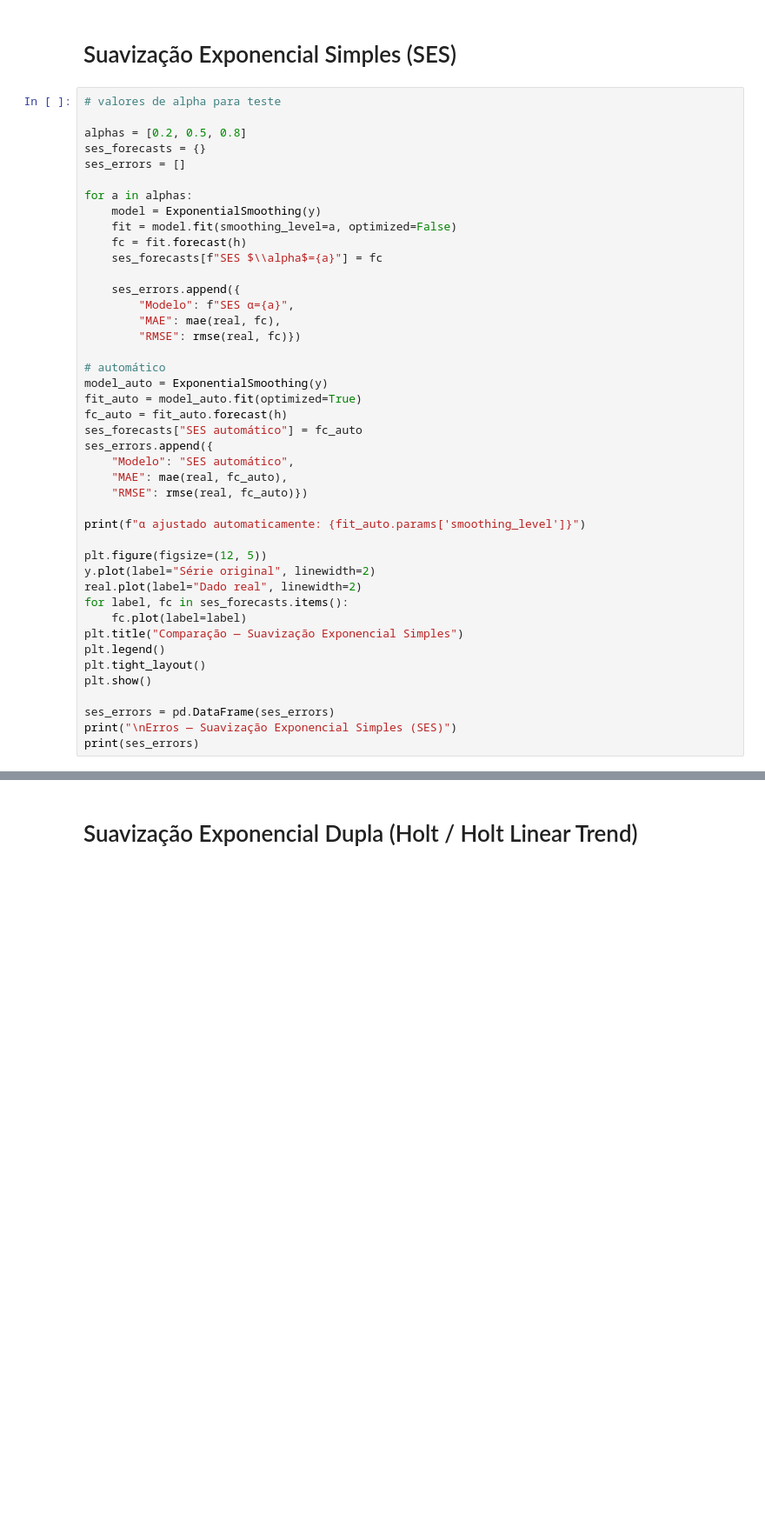
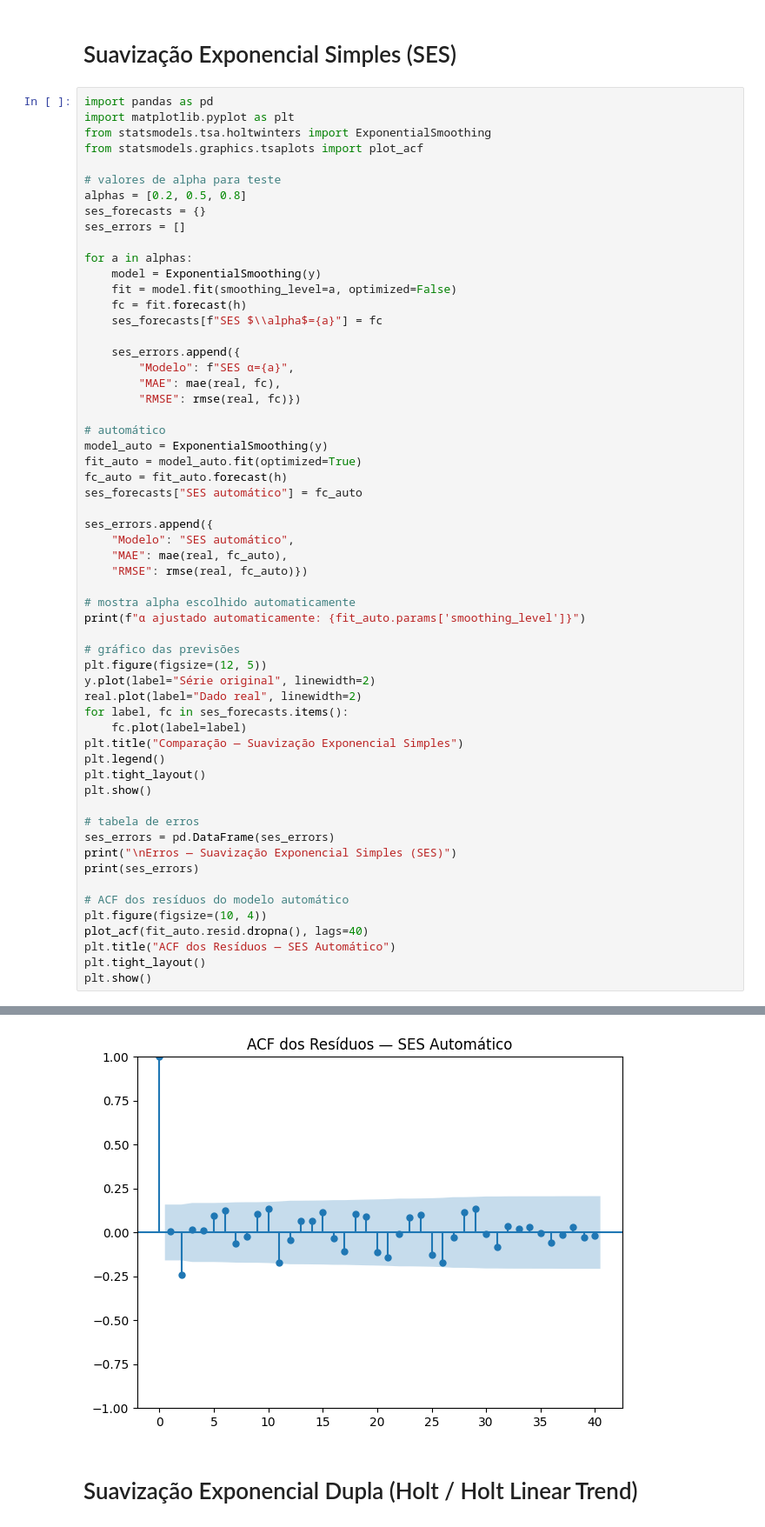
Before and after one commit to eduardammag/time-series, a Jupyter notebook: A2/exp_smooth/expo_model.ipynb, the cells around one changed output, grey strips where cells are left out. Shown at 87% size. Cells and saved outputs as stored; diff of their text form; blank space fills up the shorter version.

Commit message:
adiciona acf nos modelos de exp

```diff
--- a/A2/exp_smooth/expo_model.ipynb
+++ b/A2/exp_smooth/expo_model.ipynb
@@ -35,8 +37,12 @@ def rmse(y_true, y_pred):
 # %% [markdown]
 # Suavização Exponencial Simples (SES)
 # %%
+import pandas as pd
+import matplotlib.pyplot as plt
+from statsmodels.tsa.holtwinters import ExponentialSmoothing
+from statsmodels.graphics.tsaplots import plot_acf
+
 # valores de alpha para teste
-
 alphas = [0.2, 0.5, 0.8]
 ses_forecasts = {}
 ses_errors = []
@@ -57,13 +63,16 @@ model_auto = ExponentialSmoothing(y)
 fit_auto = model_auto.fit(optimized=True)
 fc_auto = fit_auto.forecast(h)
 ses_forecasts["SES automático"] = fc_auto
+
 ses_errors.append({
     "Modelo": "SES automático",
     "MAE": mae(real, fc_auto),
     "RMSE": rmse(real, fc_auto)})
 
+# mostra alpha escolhido automaticamente
 print(f"α ajustado automaticamente: {fit_auto.params['smoothing_level']}")
 
+# gráfico das previsões
 plt.figure(figsize=(12, 5))
 y.plot(label="Série original", linewidth=2)
 real.plot(label="Dado real", linewidth=2)
@@ -74,9 +83,17 @@ plt.legend()
 plt.tight_layout()
 plt.show()
 
+# tabela de erros
 ses_errors = pd.DataFrame(ses_errors)
 print("\nErros — Suavização Exponencial Simples (SES)")
 print(ses_errors)
+
+# ACF dos resíduos do modelo automático
+plt.figure(figsize=(10, 4))
+plot_acf(fit_auto.resid.dropna(), lags=40)
+plt.title("ACF dos Resíduos — SES Automático")
+plt.tight_layout()
+plt.show()
 # %% [output]
 α ajustado automaticamente: 0.8763233094229902
 [figure]
@@ -89,3 +107,4 @@ Erros — Suavização Exponencial Simples (SES)
+[figure, added]
 # %% [markdown]
 # Suavização Exponencial Dupla (Holt / Holt Linear Trend)
 # %%
```
Also changed, not shown: parts of 5 cells of this notebook.
